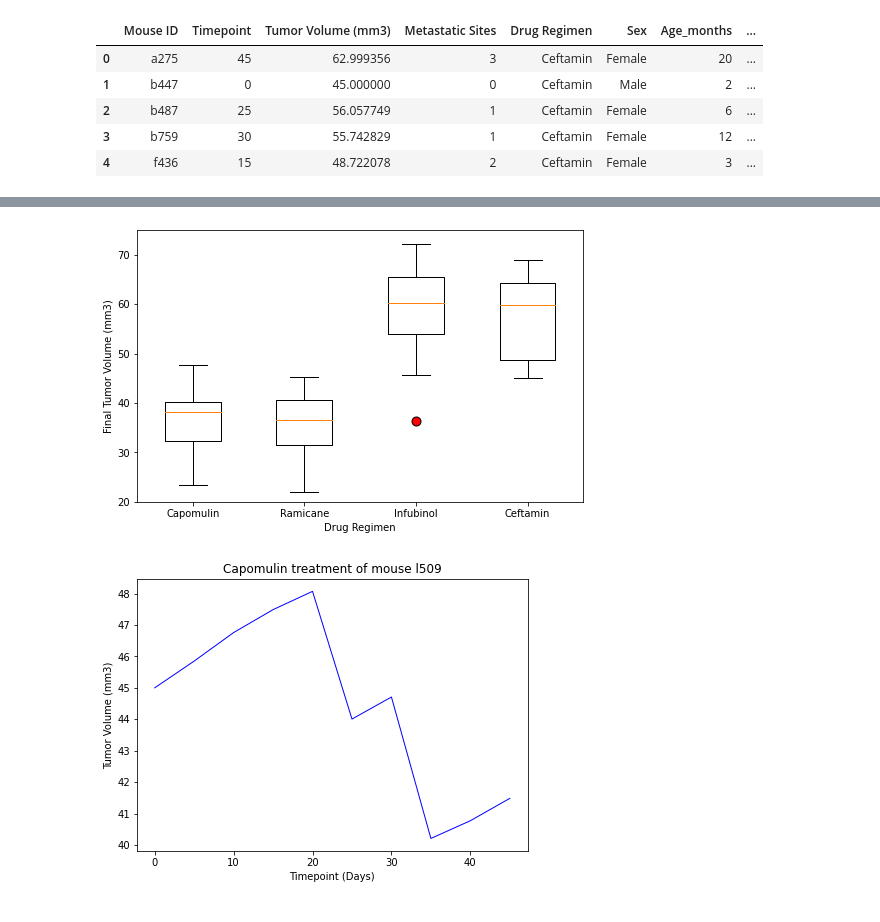
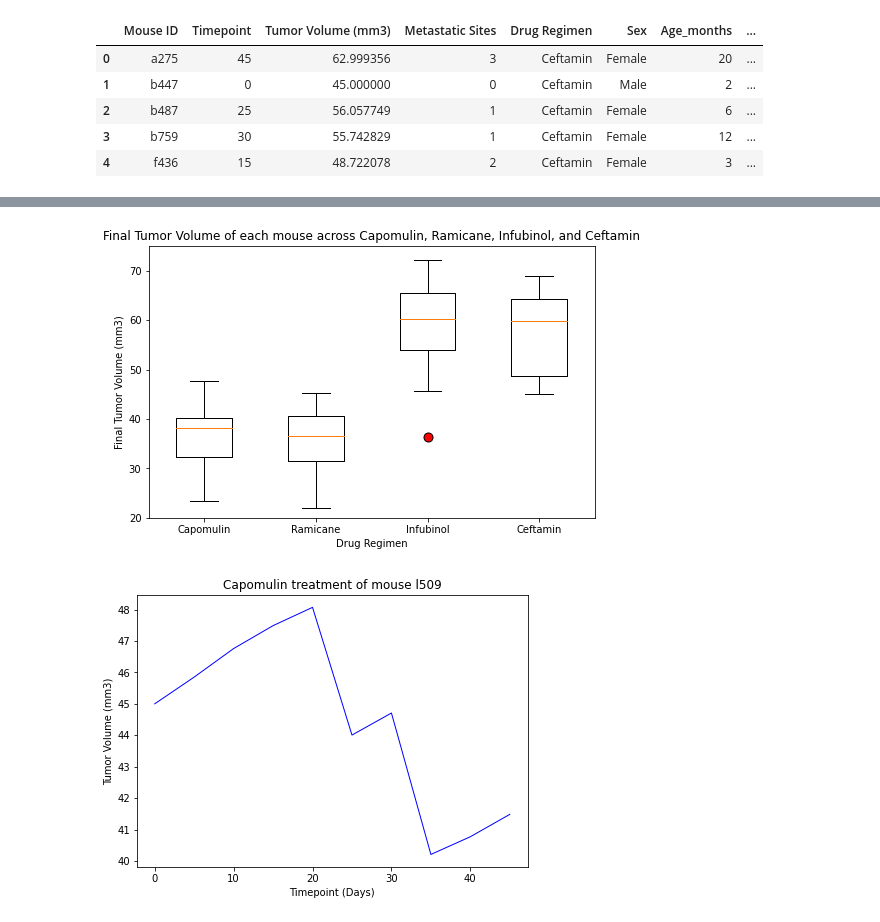
Before and after one commit to byronpineda225/Matplotlib-challenge, a Jupyter notebook: Pymaceuticals/pymaceuticals_starter.ipynb, the cells around one changed output, grey strips where cells are left out. Cells and saved outputs as stored; diff of their text form; code cells hidden in the pictures.

```diff
--- a/Pymaceuticals/pymaceuticals_starter.ipynb
+++ b/Pymaceuticals/pymaceuticals_starter.ipynb
@@ -527,22 +533,23 @@ regimens_in_series = ["Capomulin", "Ramicane", "Infubinol","Ceftamin"]
 # %%
 # Generate the box plots of the final tumor volume of each mouse across four regimens of interest
 
 fig5, ax1 = plt.subplots(figsize=(8, 5))
 ax1.set_xlabel('Drug Regimen')
 ax1.set_ylabel('Final Tumor Volume (mm3)')
 
 red_circle = dict(markerfacecolor='r', marker='o', markersize=9.0)
 ax1.boxplot(tumor_volumes_by_regimen, labels=regimens_in_series, widths = 0.5, flierprops=red_circle)
 
 plt.ylim(20, 75.0)
+plt.title("Final Tumor Volume of each mouse across Capomulin, Ramicane, Infubinol, and Ceftamin")
 
 plt.savefig("../Images/The 4 Tumor Volumes Box Plots.png", bbox_inches = "tight")
 
 plt.show()
 
 ## Line and Scatter Plots
 # %% [output]
-[figure, old version]
+[figure, new version]
 # %%
 # Generate a line plot of tumor volume vs. time point for a mouse treated with Capomulin
 # %%
```
Also changed, not shown: parts of 6 cells of this notebook, 6 other files.
